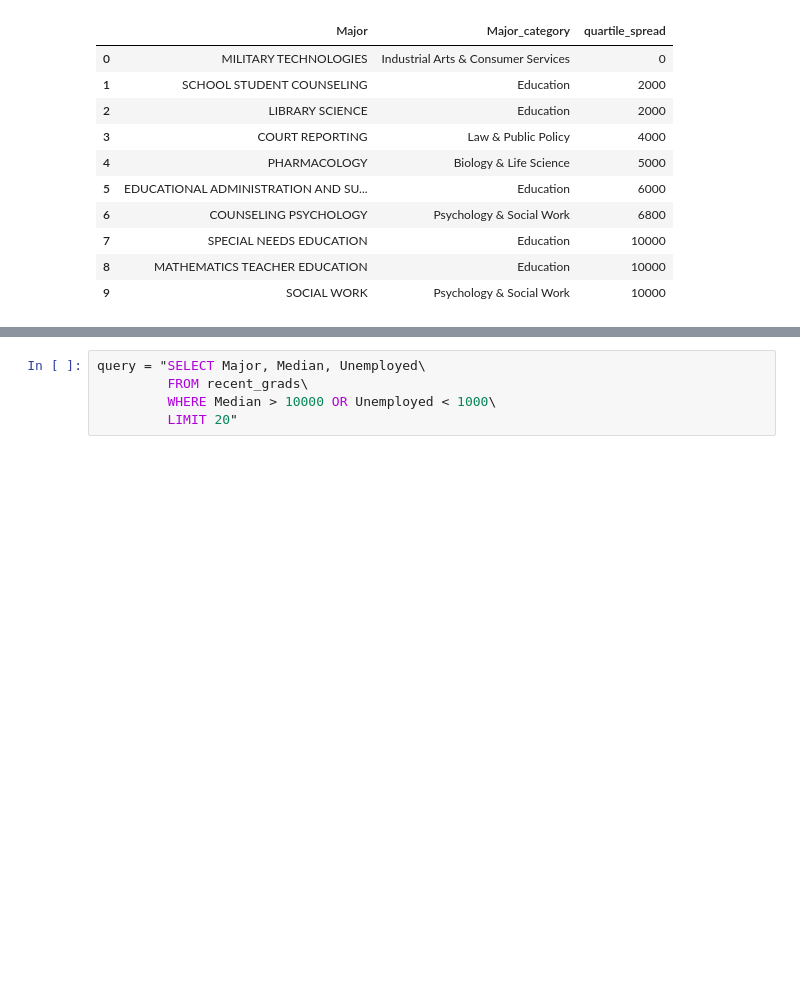
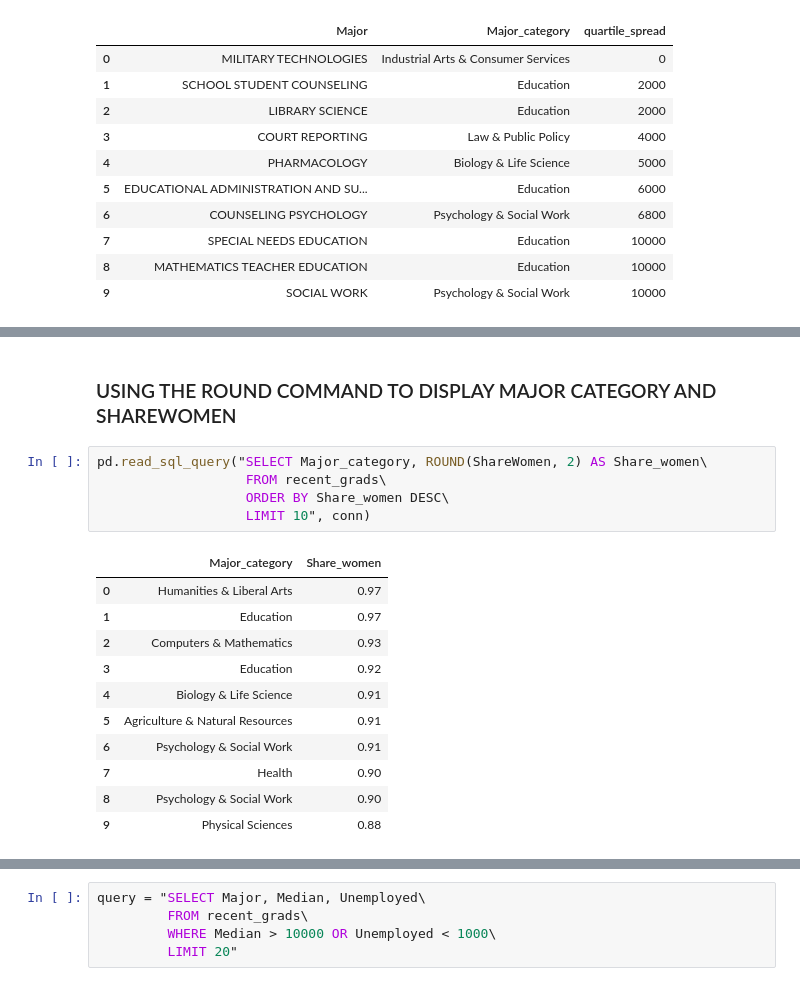
Before and after one commit to FightingInertia/SQL_Fundamentals-Intro_To_SQL, a Jupyter notebook: Introduction to SQL.ipynb, the cells around one changed output, grey strips where cells are left out. Drawn from its saved outputs; the diff is of its cells as text; blank space fills up the shorter version.

```diff
--- a/Introduction to SQL.ipynb
+++ b/Introduction to SQL.ipynb
@@ -268,0 +328,19 @@ pd.read_sql_query("SELECT Major, Major_category, (P75th - P25th) AS quartile_spr
+# %% [markdown]
+### USING THE ROUND COMMAND TO DISPLAY MAJOR CATEGORY AND SHAREWOMEN
+# %%
+pd.read_sql_query("SELECT Major_category, ROUND(ShareWomen, 2) AS Share_women\
+                   FROM recent_grads\
+                   ORDER BY Share_women DESC\
+                   LIMIT 10", conn)
+# %% [output]
+|  | Major_category | Share_women |
+| 0 | Humanities & Liberal Arts | 0.97 |
+| 1 | Education | 0.97 |
+| 2 | Computers & Mathematics | 0.93 |
+| 3 | Education | 0.92 |
+| 4 | Biology & Life Science | 0.91 |
+| 5 | Agriculture & Natural Resources | 0.91 |
+| 6 | Psychology & Social Work | 0.91 |
+| 7 | Health | 0.90 |
+| 8 | Psychology & Social Work | 0.90 |
+| 9 | Physical Sciences | 0.88 |
```
Also changed, not shown: parts of 10 cells of this notebook.
